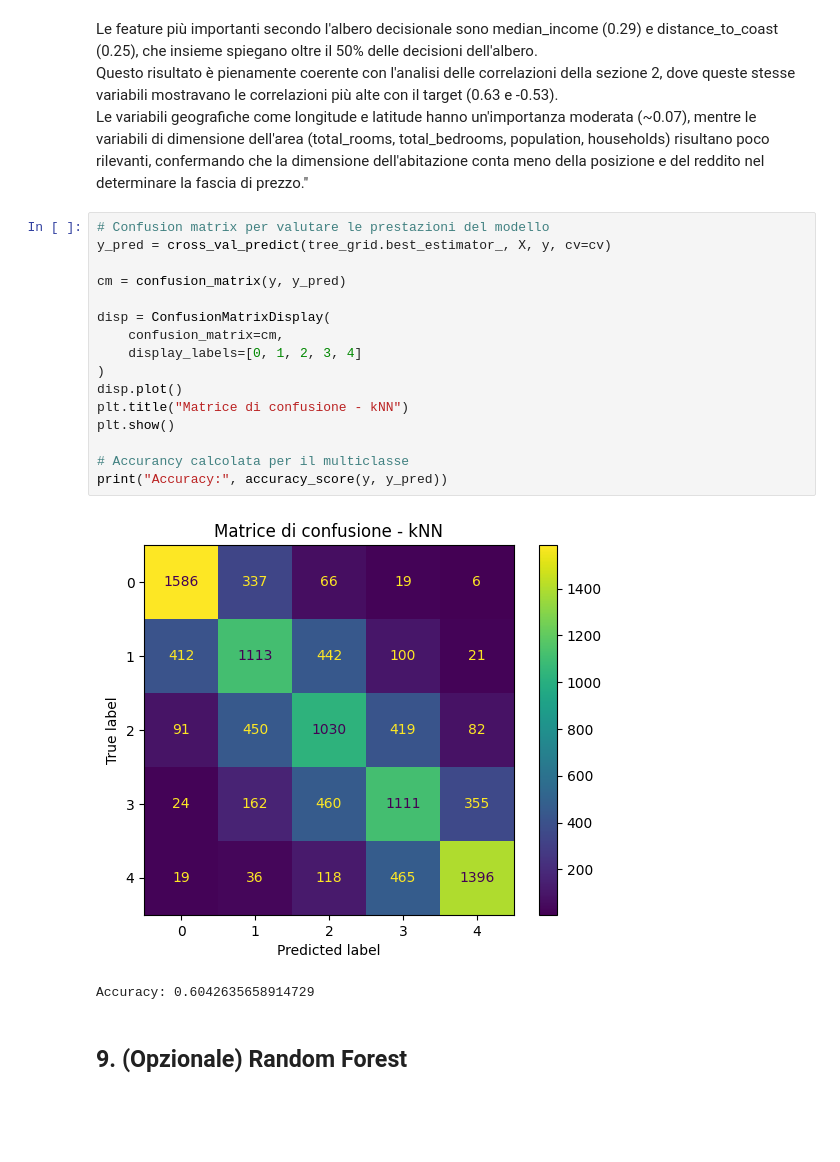
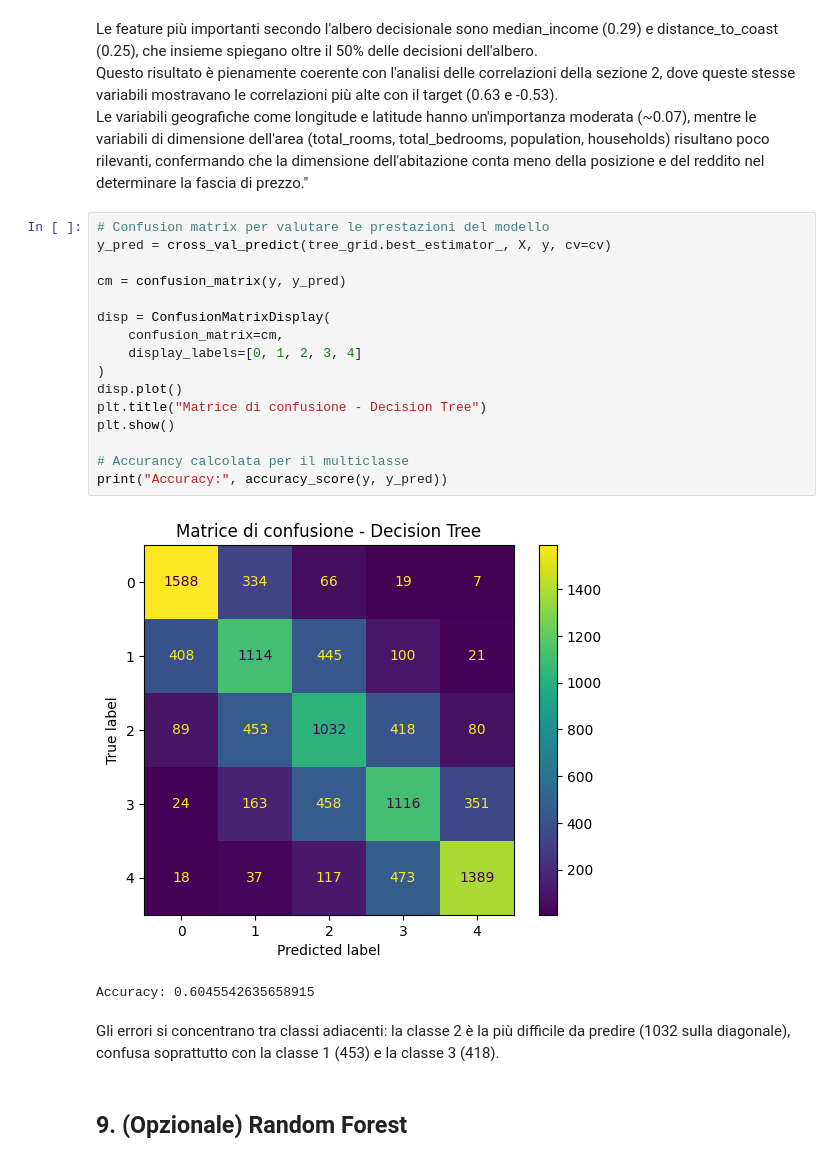
Before and after one commit to iamgiu/Introduzione-al-Data-Science, a Jupyter notebook: Progetto/S6537533_notebook.ipynb, the cells around one changed output. Cells and saved outputs as stored; diff of their text form; blank space fills up the shorter version.

Commit message:
Finito ma da rivedere capitolo 8 - Decision Tree

```diff
--- a/Progetto/S6537533_notebook.ipynb
+++ b/Progetto/S6537533_notebook.ipynb
@@ -763,21 +799,23 @@ Le variabili geografiche come longitude e latitude hanno un'importanza moderata
 # %%
 # Confusion matrix per valutare le prestazioni del modello
 y_pred = cross_val_predict(tree_grid.best_estimator_, X, y, cv=cv)
 
 cm = confusion_matrix(y, y_pred)
 
 disp = ConfusionMatrixDisplay(
     confusion_matrix=cm,
     display_labels=[0, 1, 2, 3, 4]
 )
 disp.plot()
-plt.title("Matrice di confusione - kNN")
+plt.title("Matrice di confusione - Decision Tree")
 plt.show()
 
 # Accurancy calcolata per il multiclasse
 print("Accuracy:", accuracy_score(y, y_pred))
 # %% [output]
-[figure, old version]
+[figure, new version]
-Accuracy: 0.6042635658914729
+Accuracy: 0.6045542635658915
+# %% [markdown]
+Gli errori si concentrano tra classi adiacenti: la classe 2 è la più difficile da predire (1032 sulla diagonale), confusa soprattutto con la classe 1 (453) e la classe 3 (418).
 # %% [markdown]
 ## 9. (Opzionale) Random Forest
```
Also changed, not shown: parts of 6 cells of this notebook.
